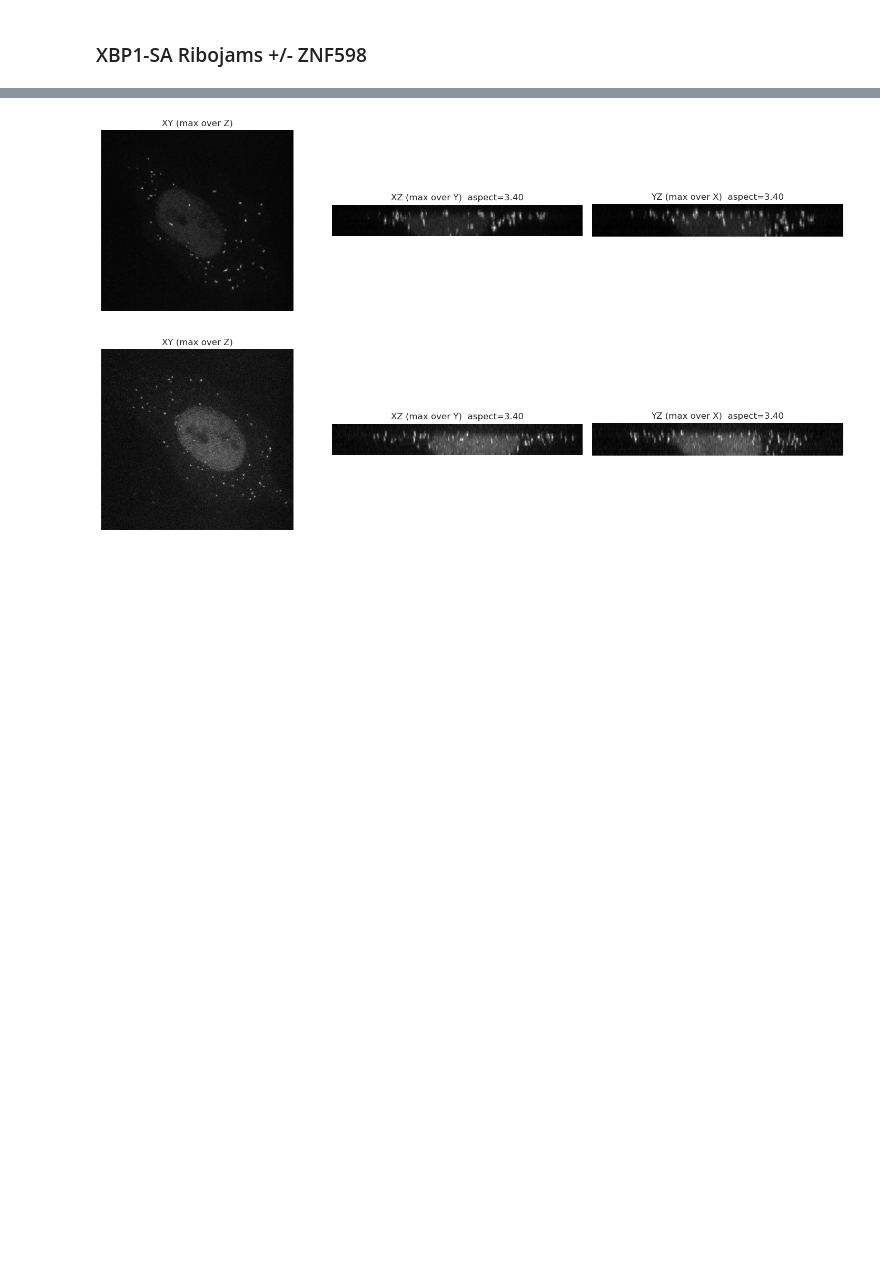
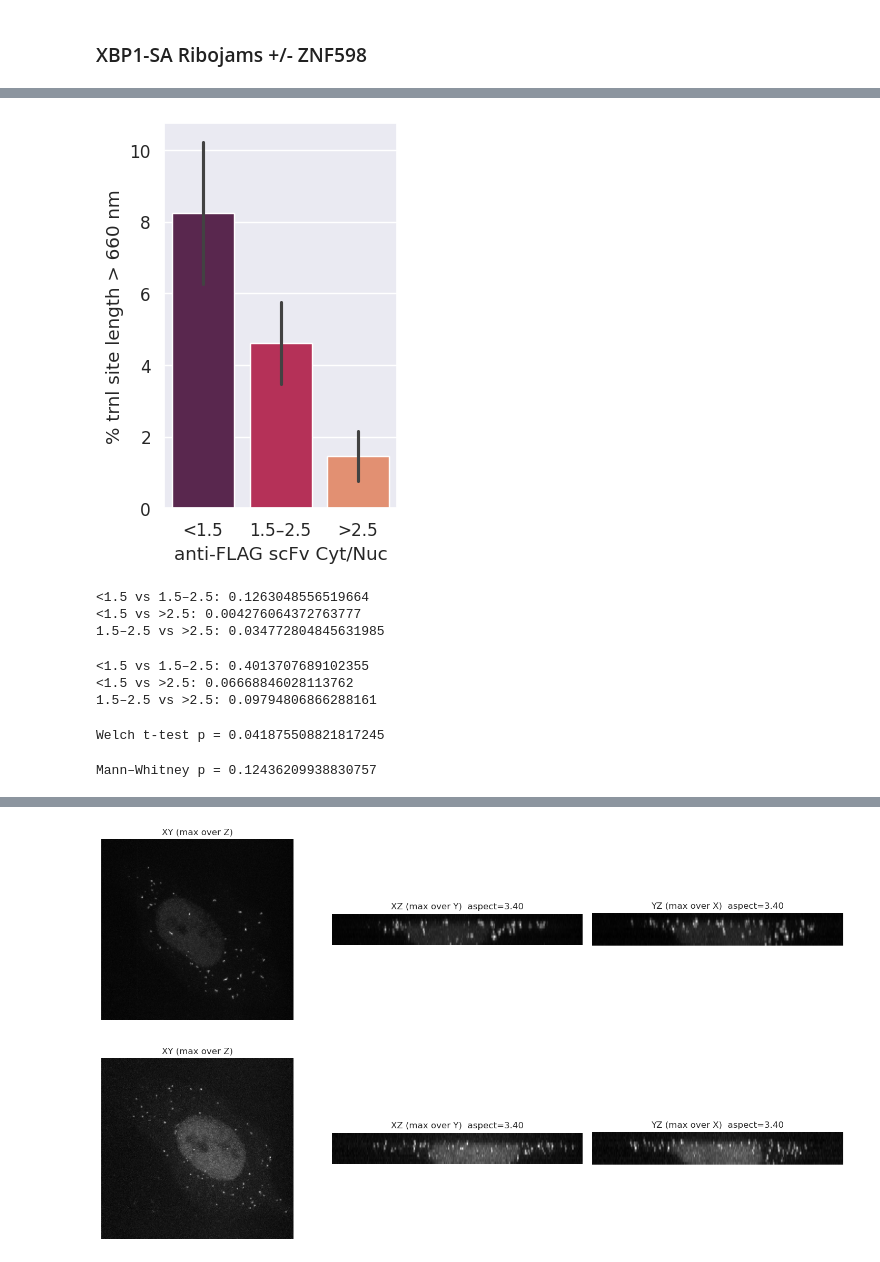
Before and after one commit to timstasevich/croparray, a Jupyter notebook: notebooks/Translation_Stalling_Quantification.ipynb, the cells around one changed output, grey strips where cells are left out. Cells and saved outputs as stored; diff of their text form; code cells hidden in the pictures; blank space fills up the shorter version.

```diff
--- a/notebooks/Translation_Stalling_Quantification.ipynb
+++ b/notebooks/Translation_Stalling_Quantification.ipynb
@@ -684,0 +642,42 @@ plt.show()
+# %%
+import seaborn as sns
+import matplotlib.pyplot as plt
+plt.figure(figsize=(3, 5))
+palette = sns.color_palette("rocket", 3)  # dark→hot style
+df["CytNuc_bin"] = pd.cut(df["Cyt/Nuc"],bins=[-float("inf"), 1.5, 2.5, float("inf")],labels=["<1.5", "1.5–2.5", ">2.5"])
+sns.barplot(data=df,x="CytNuc_bin",y="% trnl site length > 660 nm",hue="CytNuc_bin",errorbar="se",palette=palette)
+plt.xlabel("anti-FLAG scFv Cyt/Nuc")
+plt.ylabel("% trnl site length > 660 nm")
+plt.savefig(excel_path.with_name(excel_path.stem + "_stretch.svg"), format="svg", bbox_inches="tight")
+plt.show()
+# %% [output]
+[figure, added]
+# %%
+from scipy import stats
+
+g1 = df.loc[df["CytNuc_bin"] == "<1.5", "% trnl site length > 660 nm"].dropna()
+g2 = df.loc[df["CytNuc_bin"] == "1.5–2.5", "% trnl site length > 660 nm"].dropna()
+g3 = df.loc[df["CytNuc_bin"] == ">2.5", "% trnl site length > 660 nm"].dropna()
+t12, p12 = stats.ttest_ind(g1, g2, equal_var=False)
+t13, p13 = stats.ttest_ind(g1, g3, equal_var=False)
+t23, p23 = stats.ttest_ind(g2, g3, equal_var=False)
+
+print("<1.5 vs 1.5–2.5:", p12)
+print("<1.5 vs >2.5:", p13)
+print("1.5–2.5 vs >2.5:", p23)
+# %% [output]
+<1.5 vs 1.5–2.5: 0.1263048556519664
+<1.5 vs >2.5: 0.004276064372763777
+1.5–2.5 vs >2.5: 0.034772804845631985
+# %%
+u12, p12 = stats.mannwhitneyu(g1, g2, alternative="two-sided")
+u13, p13 = stats.mannwhitneyu(g1, g3, alternative="two-sided")
+u23, p23 = stats.mannwhitneyu(g2, g3, alternative="two-sided")
+
+print("<1.5 vs 1.5–2.5:", p12)
+print("<1.5 vs >2.5:", p13)
+print("1.5–2.5 vs >2.5:", p23)
+# %% [output]
+<1.5 vs 1.5–2.5: 0.4013707689102355
+<1.5 vs >2.5: 0.06668846028113762
+1.5–2.5 vs >2.5: 0.09794806866288161
@@ -684,0 +693,10 @@ plt.show()
+# %%
+t_stat, p_val = stats.ttest_ind(g_low, g_high, equal_var=False)
+print("Welch t-test p =", p_val)
+# %% [output]
+Welch t-test p = 0.041875508821817245
+# %%
+u_stat, p_val = stats.mannwhitneyu(g_low, g_high, alternative="two-sided")
+print("Mann–Whitney p =", p_val)
+# %% [output]
+Mann–Whitney p = 0.12436209938830757
```
Also changed, not shown: parts of 52 cells of this notebook, 4 other files.
